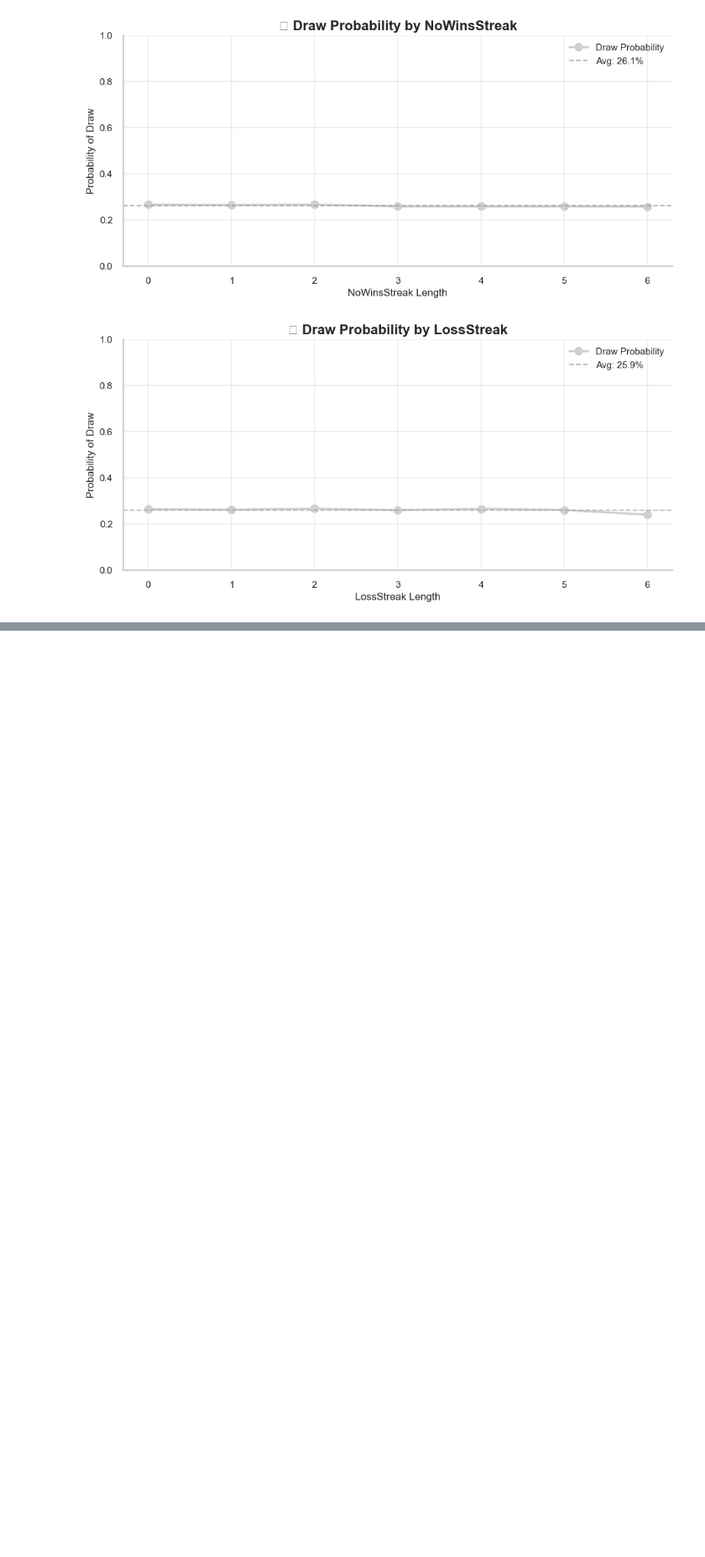
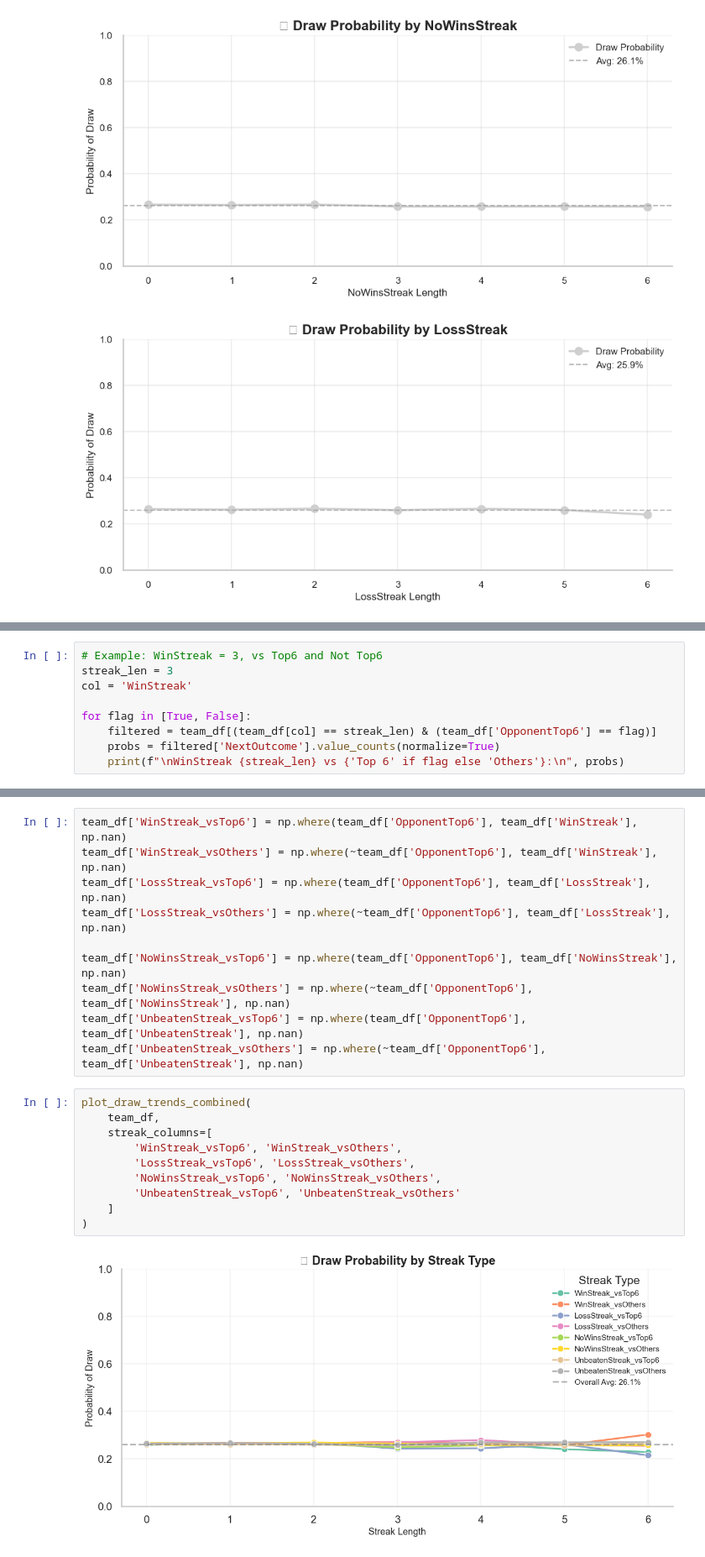
Before and after one commit to jacksim588/Football-Analytics, a Jupyter notebook: Data Analysis/football_Streak_exploration.ipynb, the cells around one changed output, grey strips where cells are left out. Shown at 84% size. Drawn from its saved outputs; the diff is of its cells as text; blank space fills up the shorter version.

```diff
--- a/Data Analysis/football_Streak_exploration.ipynb
+++ b/Data Analysis/football_Streak_exploration.ipynb
@@ -493,0 +730,9 @@ plot_draw_trend_by_streak(team_df, ['WinStreak','UnbeatenStreak','NoWinsStreak',
+# %%
+# Example: WinStreak = 3, vs Top6 and Not Top6
+streak_len = 3
+col = 'WinStreak'
+
+for flag in [True, False]:
+    filtered = team_df[(team_df[col] == streak_len) & (team_df['OpponentTop6'] == flag)]
+    probs = filtered['NextOutcome'].value_counts(normalize=True)
+    print(f"\nWinStreak {streak_len} vs {'Top 6' if flag else 'Others'}:\n", probs)
@@ -493,0 +813,22 @@ plot_draw_trend_by_streak(team_df, ['WinStreak','UnbeatenStreak','NoWinsStreak',
+# %%
+team_df['WinStreak_vsTop6'] = np.where(team_df['OpponentTop6'], team_df['WinStreak'], np.nan)
+team_df['WinStreak_vsOthers'] = np.where(~team_df['OpponentTop6'], team_df['WinStreak'], np.nan)
+team_df['LossStreak_vsTop6'] = np.where(team_df['OpponentTop6'], team_df['LossStreak'], np.nan)
+team_df['LossStreak_vsOthers'] = np.where(~team_df['OpponentTop6'], team_df['LossStreak'], np.nan)
+
+team_df['NoWinsStreak_vsTop6'] = np.where(team_df['OpponentTop6'], team_df['NoWinsStreak'], np.nan)
+team_df['NoWinsStreak_vsOthers'] = np.where(~team_df['OpponentTop6'], team_df['NoWinsStreak'], np.nan)
+team_df['UnbeatenStreak_vsTop6'] = np.where(team_df['OpponentTop6'], team_df['UnbeatenStreak'], np.nan)
+team_df['UnbeatenStreak_vsOthers'] = np.where(~team_df['OpponentTop6'], team_df['UnbeatenStreak'], np.nan)
+# %%
+plot_draw_trends_combined(
+    team_df,
+    streak_columns=[
+        'WinStreak_vsTop6', 'WinStreak_vsOthers',
+        'LossStreak_vsTop6', 'LossStreak_vsOthers',
+        'NoWinsStreak_vsTop6', 'NoWinsStreak_vsOthers',
+        'UnbeatenStreak_vsTop6', 'UnbeatenStreak_vsOthers'
+    ]
+)
+# %% [output]
+[figure, added]
```
Also changed, not shown: parts of 16 cells of this notebook.
